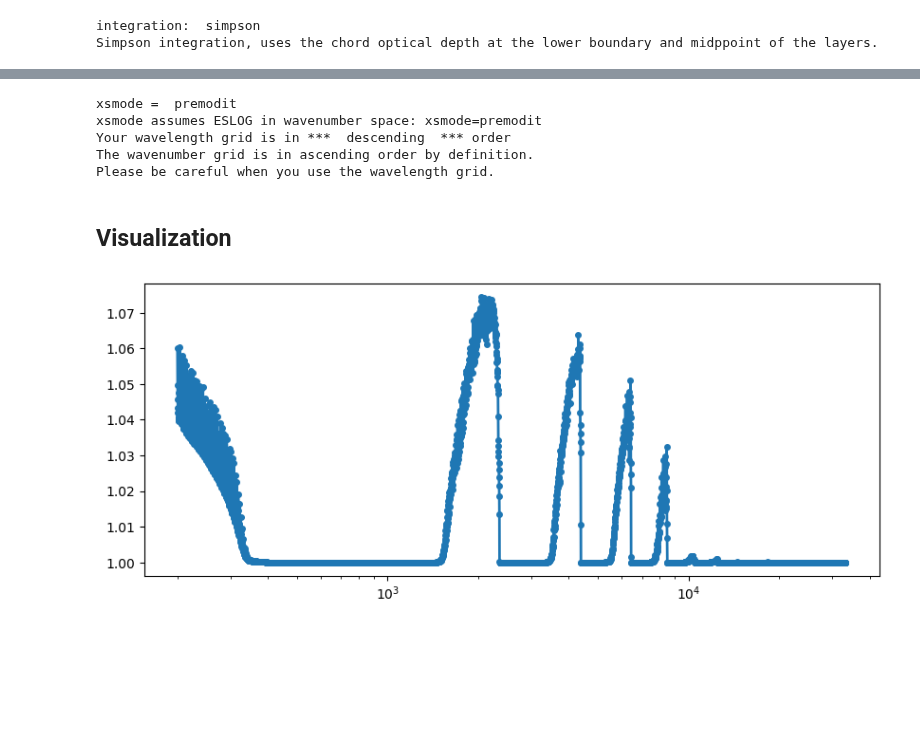
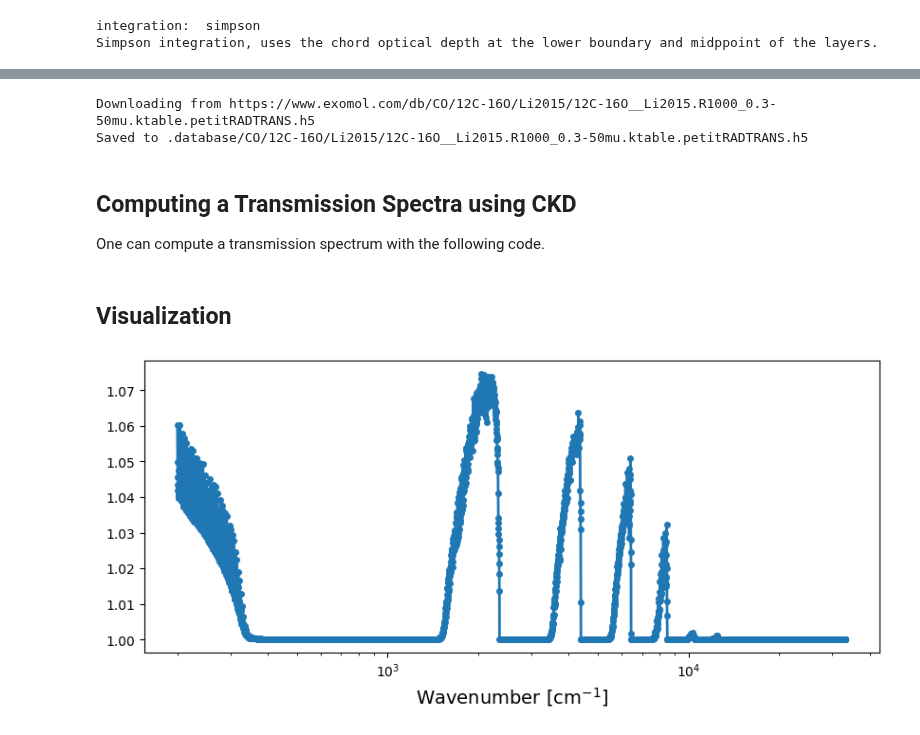
Before and after one commit to HajimeKawahara/exojax, a Jupyter notebook: documents/tutorials/transmission_ckd_exomolop.ipynb, the cells around one changed output, grey strips where cells are left out. Cells and saved outputs as stored; diff of their text form; code cells hidden in the pictures; blank space fills up the shorter version.

```diff
--- a/documents/tutorials/transmission_ckd_exomolop.ipynb
+++ b/documents/tutorials/transmission_ckd_exomolop.ipynb
@@ -36,12 +39,15 @@ Simpson integration, uses the chord optical depth at the lower boundary and midp
 # %%
-nus, wav, res = wavenumber_grid(22900, 24000, 1000, unit="AA", xsmode="premodit")
-opa = OpaCKD.from_external("exomolop","12C-16O__Li2015.R1000_0.3-50mu.ktable.petitRADTRANS.h5")
+opa = OpaCKD.from_external("exomolop", ".database/CO/12C-16O/Li2015/")
+
+#opa = OpaCKD.from_external("exomolop","12C-16O__Li2015.R1000_0.3-50mu.ktable.petitRADTRANS.h5")
+#opa = OpaCKD.from_external("exomolop", ".database/CO/12C-16O/Li2015/12C-16O__Li2015.R1000_0.3-50mu.ktable.petitRADTRANS.h5")
 # %% [output]
-xsmode =  premodit
-xsmode assumes ESLOG in wavenumber space: xsmode=premodit
-Your wavelength grid is in ***  descending  *** order
-The wavenumber grid is in ascending order by definition.
-Please be careful when you use the wavelength grid.
+Downloading from https://www.exomol.com/db/CO/12C-16O/Li2015/12C-16O__Li2015.R1000_0.3-50mu.ktable.petitRADTRANS.h5
+Saved to .database/CO/12C-16O/Li2015/12C-16O__Li2015.R1000_0.3-50mu.ktable.petitRADTRANS.h5
+# %% [markdown]
+## Computing a Transmission Spectra using CKD
+
+One can compute a transmission spectrum with the following code.
 # %%
 xs_ckd = opa.xstensor_ckd(Tarr, art.pressure)
 dtau_ckd = art.opacity_profile_xs_ckd(xs_ckd, mmr_arr, opa.molmass, gravity)
@@ -51,12 +57,12 @@ transit_ckd = art.run_ckd(dtau_ckd, Tarr, mean_molecular_weight, radius_btm, gra
 # %%
 # Create plot
 plt.figure(figsize=(10, 4))
 
 # Plot CKD spectrum
 plt.plot(opa.nu_bands, transit_ckd,
          'o-', label="CKD Method",
          markersize=4, linewidth=2, color='C0')
-
+plt.xlabel("Wavenumber [cm$^{-1}$]", fontsize=14)
 plt.xscale('log')
 # %% [output]
-[figure, old version]
+[figure, new version]
```
Also changed, not shown: parts of 2 cells of this notebook, 2 other files.
